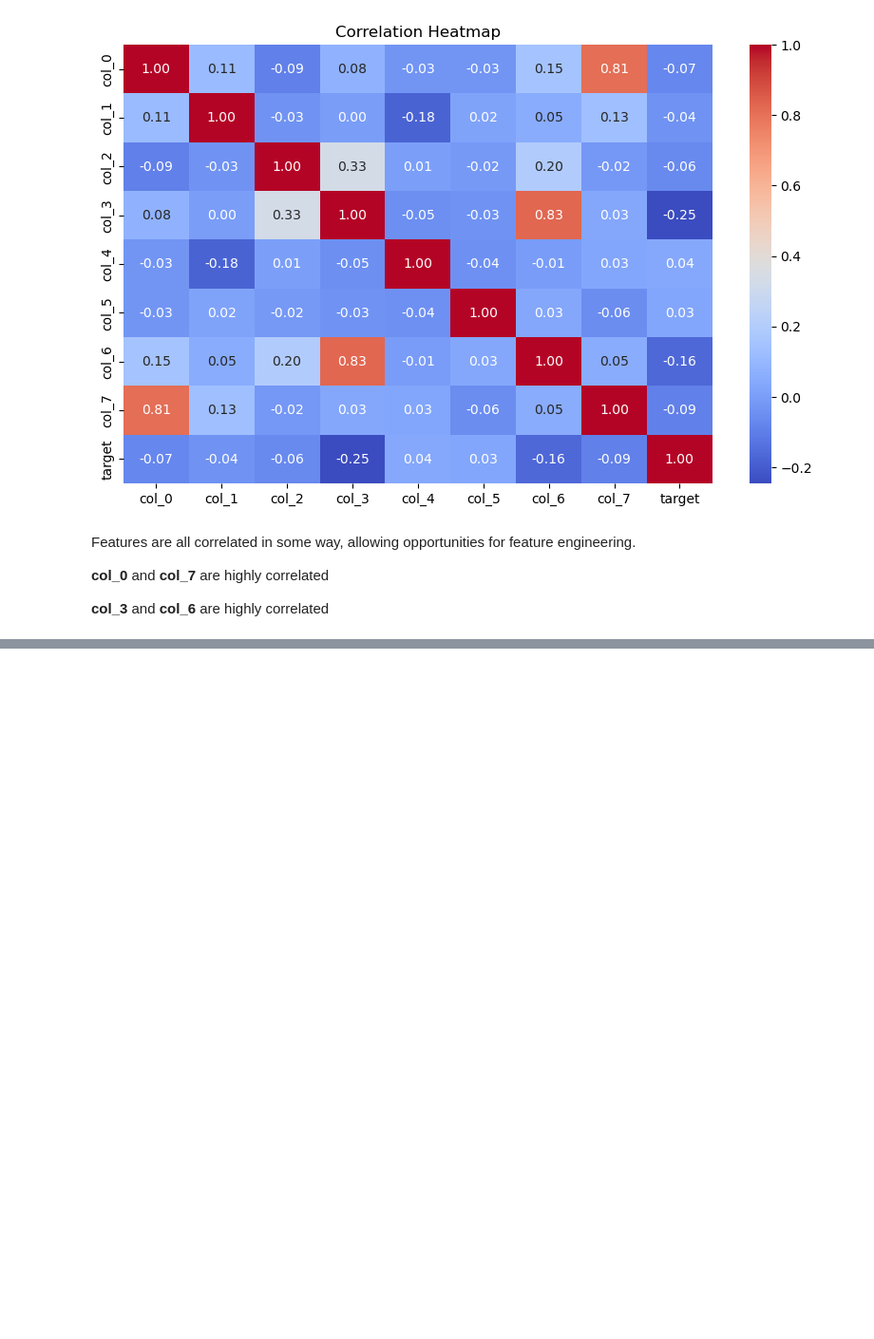
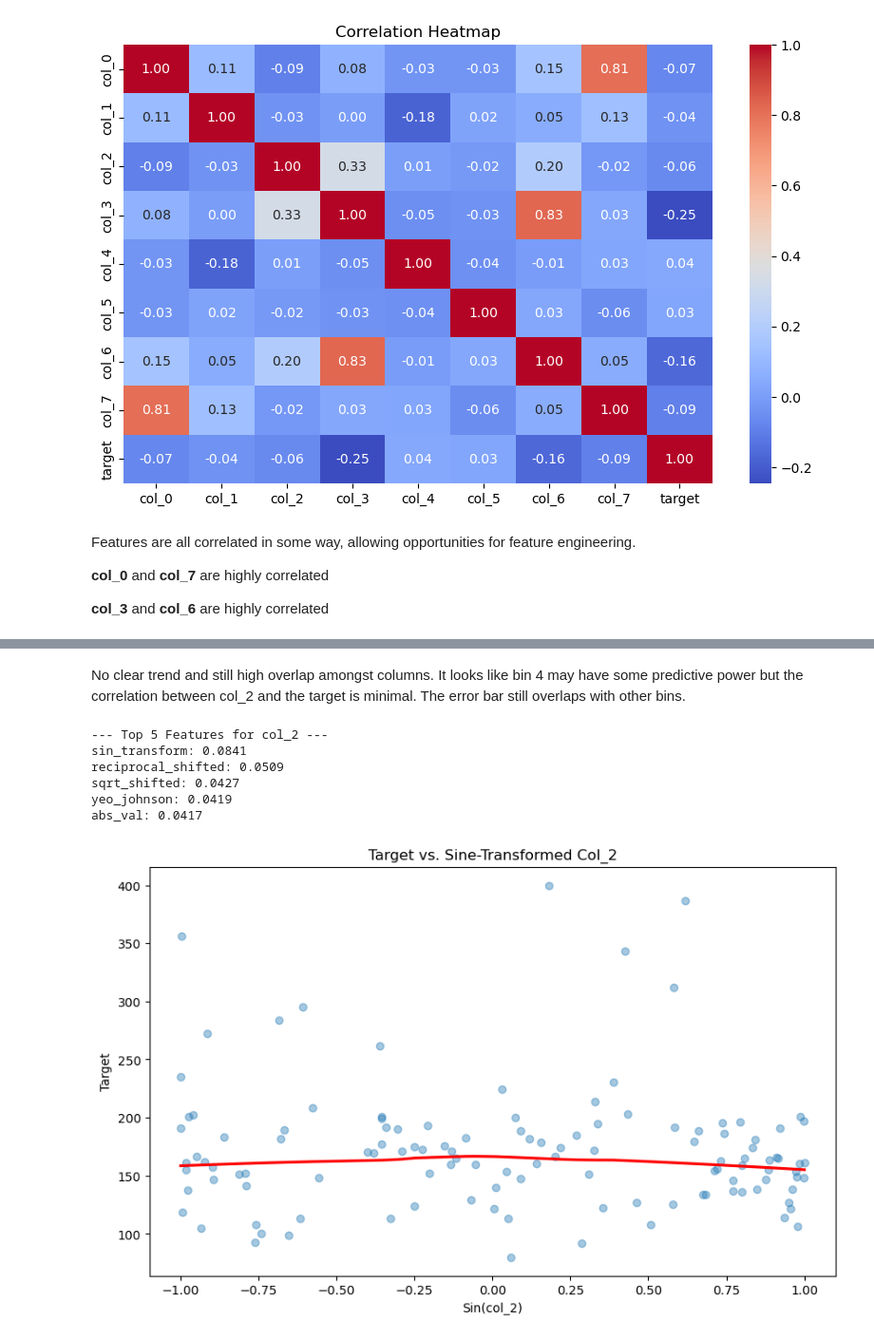
Before and after one commit to M-Rodani1/qmml-market-making-hackathon, a Jupyter notebook: round_6/round_6.ipynb, the cells around one changed output, grey strips where cells are left out. Shown at 95% size. Drawn from its saved outputs; the diff is of its cells as text; code cells hidden in the pictures; blank space fills up the shorter version.

```diff
--- a/round_6/round_6.ipynb
+++ b/round_6/round_6.ipynb
@@ -118,0 +285,27 @@ bins with high noise ratios are less trustworthy.
+# %% [markdown]
+No clear trend and still high overlap amongst columns. It looks like bin 4 may have some predictive power but the correlation between col_2 and the target is minimal. The error bar still overlaps with other bins.
+# %%
+best_feat, best_name = find_best_feature_mega(df, 'col_2', 'target')
+# %% [output]
+--- Top 5 Features for col_2 ---
+sin_transform: 0.0841
+reciprocal_shifted: 0.0509
+sqrt_shifted: 0.0427
+yeo_johnson: 0.0419
+abs_val: 0.0417
+# %%
+df['col_2_sin'] = np.sin(df['col_2'])
+
+plt.figure(figsize=(10, 6))
+
+sns.regplot(data=df, x='col_2_sin', y='target',
+            lowess=True,
+            line_kws={'color': 'red'},
+            scatter_kws={'alpha': 0.4})
+
+plt.title("Target vs. Sine-Transformed Col_2")
+plt.xlabel("Sin(col_2)")
+plt.ylabel("Target")
+plt.show()
+# %% [output]
+[figure, added]
```
Also changed, not shown: parts of 79 cells of this notebook, 2 other files.
